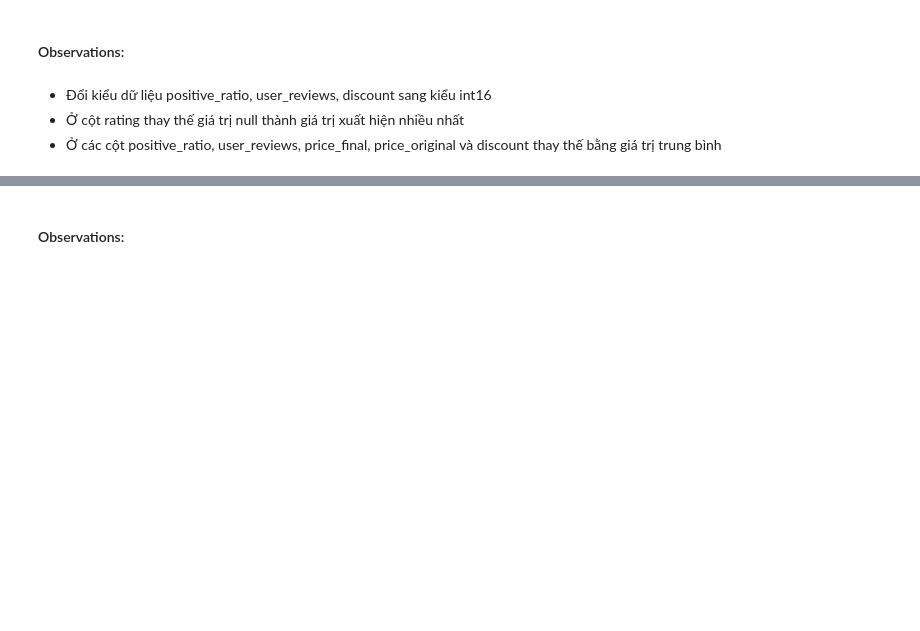
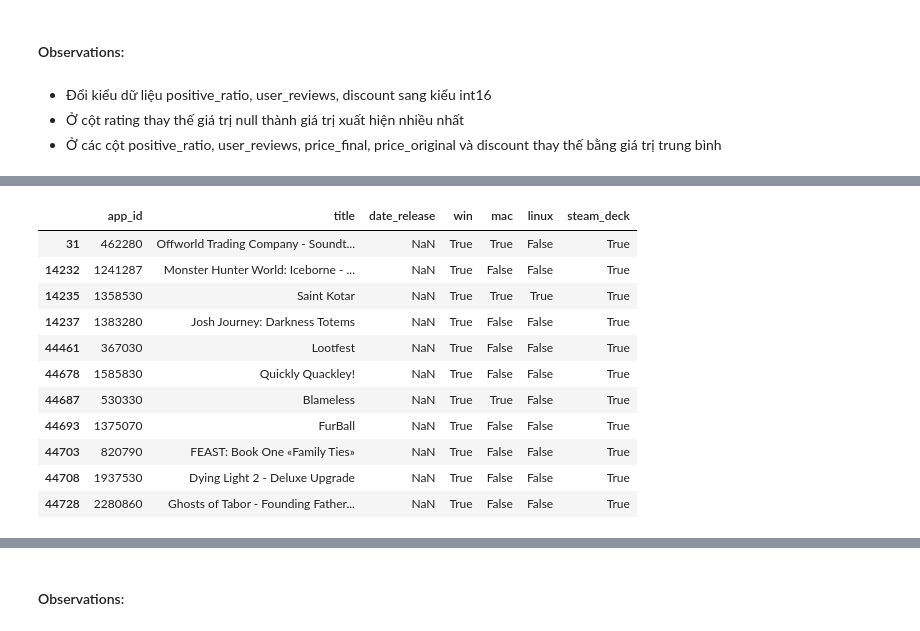
Before and after one commit to ThxgHntr/steam-games-data-analysis, a Jupyter notebook: final_project.ipynb, the cells around one changed output, grey strips where cells are left out. Cells and saved outputs as stored; diff of their text form; code cells hidden in the pictures; blank space fills up the shorter version.

```diff
--- a/final_project.ipynb
+++ b/final_project.ipynb
@@ -179,0 +189,16 @@ dtype: int64
+# %%
+# show null values in date_release
+df_platforms[df_platforms['date_release'].isnull()]
+# %% [output]
+|  | app_id | title | date_release | win | mac | linux | steam_deck |
+| 31 | 462280 | Offworld Trading Company - Soundt... | NaN | True | True | False | True |
+| 14232 | 1241287 | Monster Hunter World: Iceborne - ... | NaN | True | False | False | True |
+| 14235 | 1358530 | Saint Kotar | NaN | True | True | True | True |
+| 14237 | 1383280 | Josh Journey: Darkness Totems | NaN | True | False | False | True |
+| 44461 | 367030 | Lootfest | NaN | True | False | False | True |
+| 44678 | 1585830 | Quickly Quackley! | NaN | True | False | False | True |
+| 44687 | 530330 | Blameless | NaN | True | True | False | True |
+| 44693 | 1375070 | FurBall | NaN | True | False | False | True |
+| 44703 | 820790 | FEAST: Book One «Family Ties» | NaN | True | False | False | True |
+| 44708 | 1937530 | Dying Light 2 - Deluxe Upgrade | NaN | True | False | False | True |
+| 44728 | 2280860 | Ghosts of Tabor - Founding Father... | NaN | True | False | False | True |
```
Also changed, not shown: parts of 25 cells of this notebook, 1 other file.
